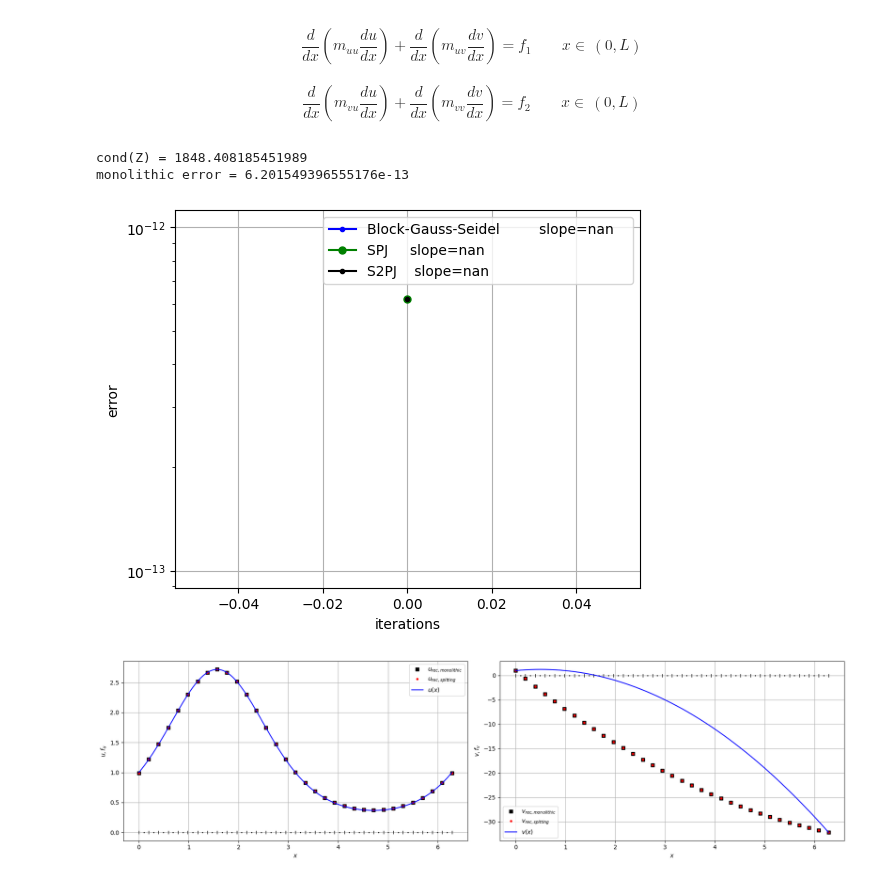
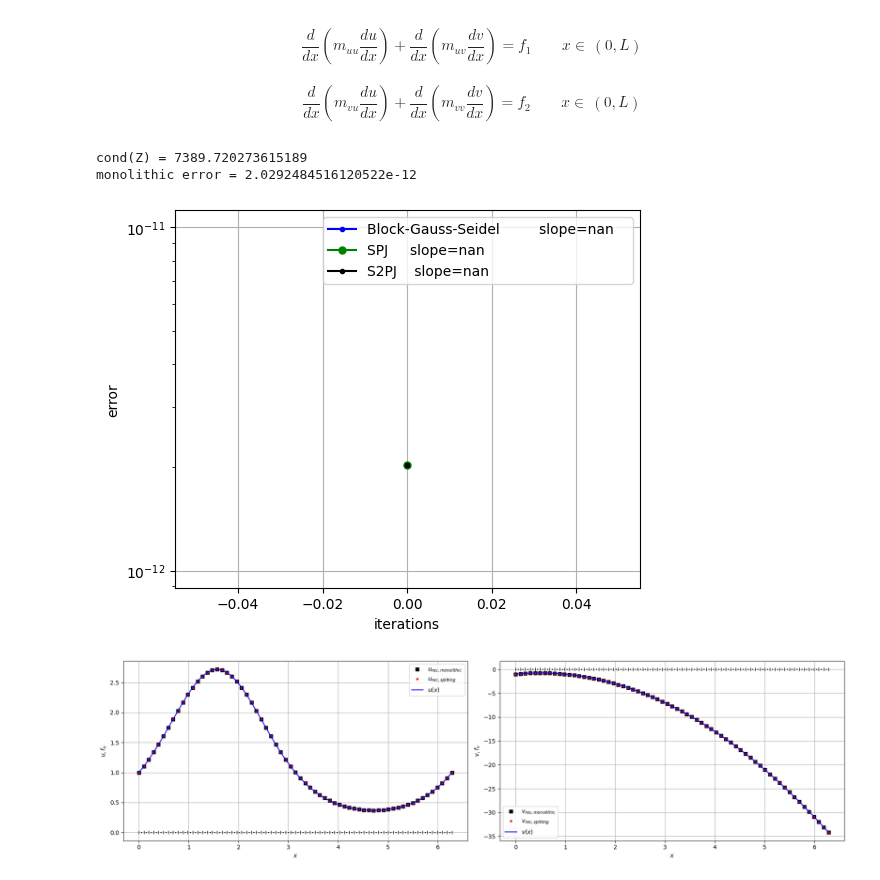
Before and after one commit to multiform-UoN/splittingschemes, a Jupyter notebook: python/fvm1D_quadLaplacian.ipynb, the cells around one changed output. Drawn from its saved outputs; the diff is of its cells as text; code cells hidden in the pictures.

```diff
--- a/python/fvm1D_quadLaplacian.ipynb
+++ b/python/fvm1D_quadLaplacian.ipynb
@@ -55,10 +55,10 @@ def v_sol(x, kwargs):
     return - np.square(x) + x - 1.0
 
 def dv_soldx(x, kwargs):
-    return - x + 1.0
+    return - 2.0*x + 1.0
 
 def d2v_soldx2(x, kwargs):
-    return 1.0 + 0.0*x
+    return - 2.0 + 0.0*x
 
 
 def f_1(x, kwargs):
@@ -68,7 +68,7 @@ def f_2(x, kwargs):
     return dfmvudx(x, kwargs)*du_soldx(x, kwargs) + fmvu(x, kwargs)*d2u_soldx2(x, kwargs) + dfmvvdx(x, kwargs)*dv_soldx(x, kwargs) + fmvv(x, kwargs)*d2v_soldx2(x, kwargs)
 # %%
 L = 2.0*np.pi
-N = 32
+N = 64
 dx = np.divide(L, N)
 x = np.linspace(0, L, N+1)
 xc = np.linspace(0.5*dx, L-0.5*dx, N)
@@ -122,20 +122,14 @@ D, fvvBC = mylib.fvm_laplacian_1D(fmvv, leftBC_v, rightBC_v, N, L, kwargs)
 f1 = f_1(xc, kwargs) + fuuBC + fuvBC
 f2 = f_2(xc, kwargs) + fvuBC + fvvBC
 
-A = A.toarray()
-B = B.toarray()
-C = C.toarray()
-D = D.toarray()
-
 Z = np.zeros((2*N,2*N))
-Z[:N,:N] = A
-Z[:N,N:] = B
-Z[N:,:N] = C
-Z[N:,N:] = D
-
+Z[:N,:N] = A.toarray()
+Z[:N,N:] = B.toarray()
+Z[N:,:N] = C.toarray()
+Z[N:,N:] = D.toarray()
+Z = sparse.csc_matrix(Z)
 f = np.concatenate((f1,f2))
-
-sol = linalg.solve(Z, f)
+sol = sparse.linalg.spsolve(Z, f)
 u = sol[:N]
 v = sol[N:]
 u_rec = mylib.fvm_reconstruct_1D(u)
@@ -146,7 +140,11 @@ u_SPJ,  v_SPJ,  res_SPJ, nit_SPJ = mylib.method_ShurPartialJacobi(A, B, C, D, f1
 u_S2PJ, v_S2PJ, res_S2PJ, nit_S2PJ = mylib.method_ShurDualPartialJacobi(A, B, C, D, f1, f2, nit_max, sol, toll)
 # u_INV,  v_INV,  res_INV  = mylib.method_ShurApproxinv(A, B, C, D, f1, f2, nit_max, sol, 10, epsilon=0.1)
 
-
+Z = Z.toarray()
+A = A.toarray()
+B = B.toarray()
+C = C.toarray()
+D = D.toarray()
 
 print("cond(Z) =", np.linalg.cond(Z))
 print(f"monolithic error = {np.linalg.norm(f-np.dot(Z,sol))}")
@@ -176,34 +174,34 @@ ax[0].plot(xc, 0*xc, '.', color='k', markersize=2.0)
 ax[0].plot(x, mylib.fvm_reconstruct_1D(u), 'sk' , label=r'$u_{rec,monolithic}$', linewidth=linewidth)
 ax[0].plot(x, mylib.fvm_reconstruct_1D(u_SPJ), '.r' , label=r'$u_{rec,spltting}$', linewidth=linewidth)
 #ax[0].plot(xc, u, '_y', label=r'$\frac{1}{|cell|}\int u\,dx$', markersize=markersize)
 ax[0].plot(xfine, u_sol(xfine, kwargs), '-b', label=r'$u(x)$')
 #ax[0].plot(xfine, m_u(xfine, kwargs), '--g', label=r'$m_u(x)$')
 #ax[0].plot(xfine, f_u(xfine, kwargs), '--c', label=r'$f_u(x)$')
 ax[0].legend()
 ax[0].grid()
 
 ax[1].set_xlabel(r'$x$')
 ax[1].set_ylabel(r'$v,f_v$')
 ax[1].plot(x, 0*x, '|', color='k', markersize=6.0)
 ax[1].plot(xc, 0*xc, '.', color='k', markersize=2.0)
 ax[1].plot(x, mylib.fvm_reconstruct_1D(v), 'sk' , label=r'$v_{rec,monolithic}$', linewidth=linewidth)
 ax[1].plot(x, mylib.fvm_reconstruct_1D(v_SPJ), '.r' , label=r'$v_{rec,spltting}$', linewidth=linewidth)
 #ax[1].plot(xc, v, '_y', label=r'$\frac{1}{|cell|}\int v\,dx$', markersize=markersize)
 ax[1].plot(xfine, v_sol(xfine, kwargs), '-b', label=r'$v(x)$')
 #ax[1].plot(xfine, m_v(xfine, kwargs), '--g', label=r'$m_v(x)$')
 #ax[1].plot(xfine, f_v(xfine, kwargs), '--c', label=r'$f_v(x)$')
 ax[1].legend()
 ax[1].grid()
 
 #ax[0].plot(x, mylib.fvm_reconstruct_1D(fTOT), '-g' , label='furec', linewidth=linewidth)
 #ax[0].plot(xc, ff, '_g', label='ff', markersize=markersize)
 #ax[0].set_ylim(bottom=-4, top=4)
 #ax[1].set_ylim(bottom=-4, top=4)
 #ax[0].set_xlim([-0.001,0.1])
 plt.tight_layout()
 plt.show()
 # %% [output]
-cond(Z) = 1848.408185451989
-monolithic error = 6.201549396555176e-13
+cond(Z) = 7389.720273615189
+monolithic error = 2.0292484516120522e-12
-[figure, old version]
+[figure, new version]
-[figure, old version]
+[figure, new version]
```
Also changed, not shown: 8 other files.
